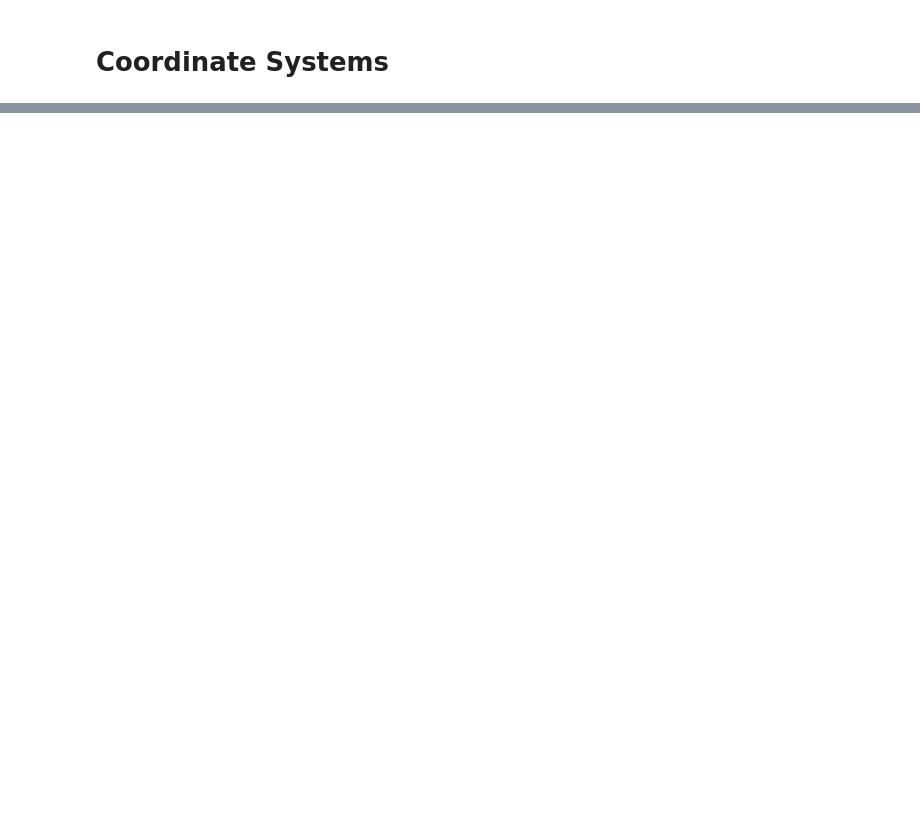
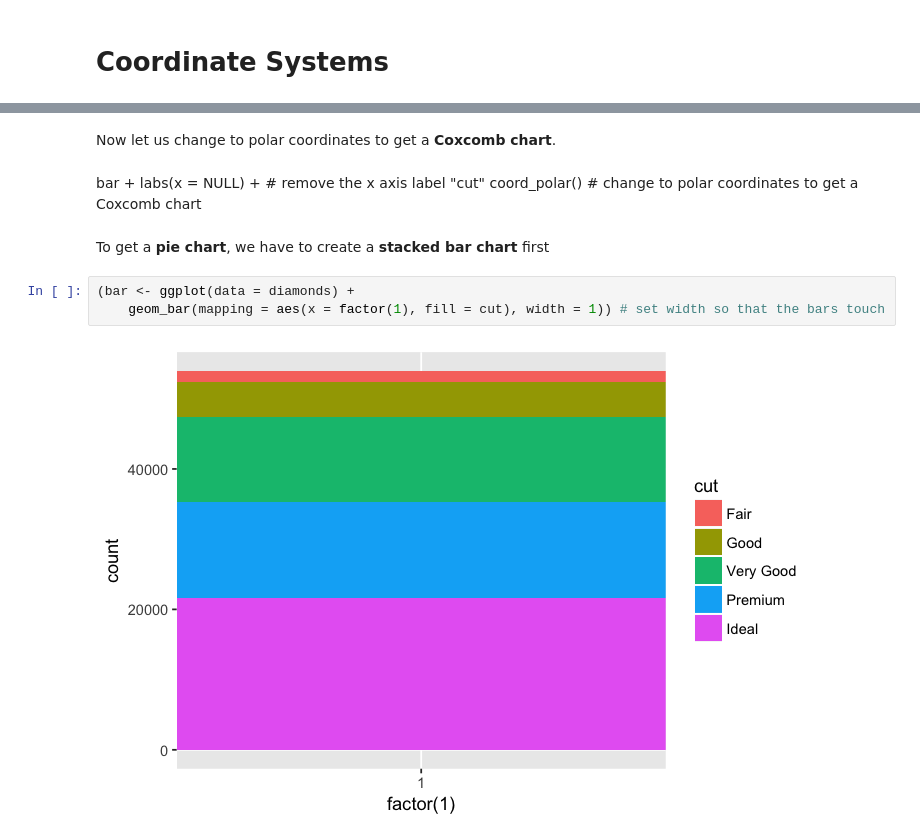
Before and after one commit to ambujtewari/stats306-fall2017, a Jupyter notebook: Lecture02.ipynb, the cells around one changed output, grey strips where cells are left out. Cells and saved outputs as stored; diff of their text form; blank space fills up the shorter version.

```diff
--- a/Lecture02.ipynb
+++ b/Lecture02.ipynb
@@ -176,0 +182,13 @@ ggplot(data = mpg) +
+# %% [markdown]
+Now let us change to polar coordinates to get a **Coxcomb chart**.
+# %% [markdown]
+bar +
+    labs(x = NULL) + # remove the x axis label "cut"
+    coord_polar() # change to polar coordinates to get a Coxcomb chart
+# %% [markdown]
+To get a **pie chart**, we have to create a **stacked bar chart** first
+# %%
+(bar <- ggplot(data = diamonds) +
+    geom_bar(mapping = aes(x = factor(1), fill = cut), width = 1)) # set width so that the bars touch
+# %% [output]
+[figure, added]
```
Also changed, not shown: parts of 6 cells of this notebook.
